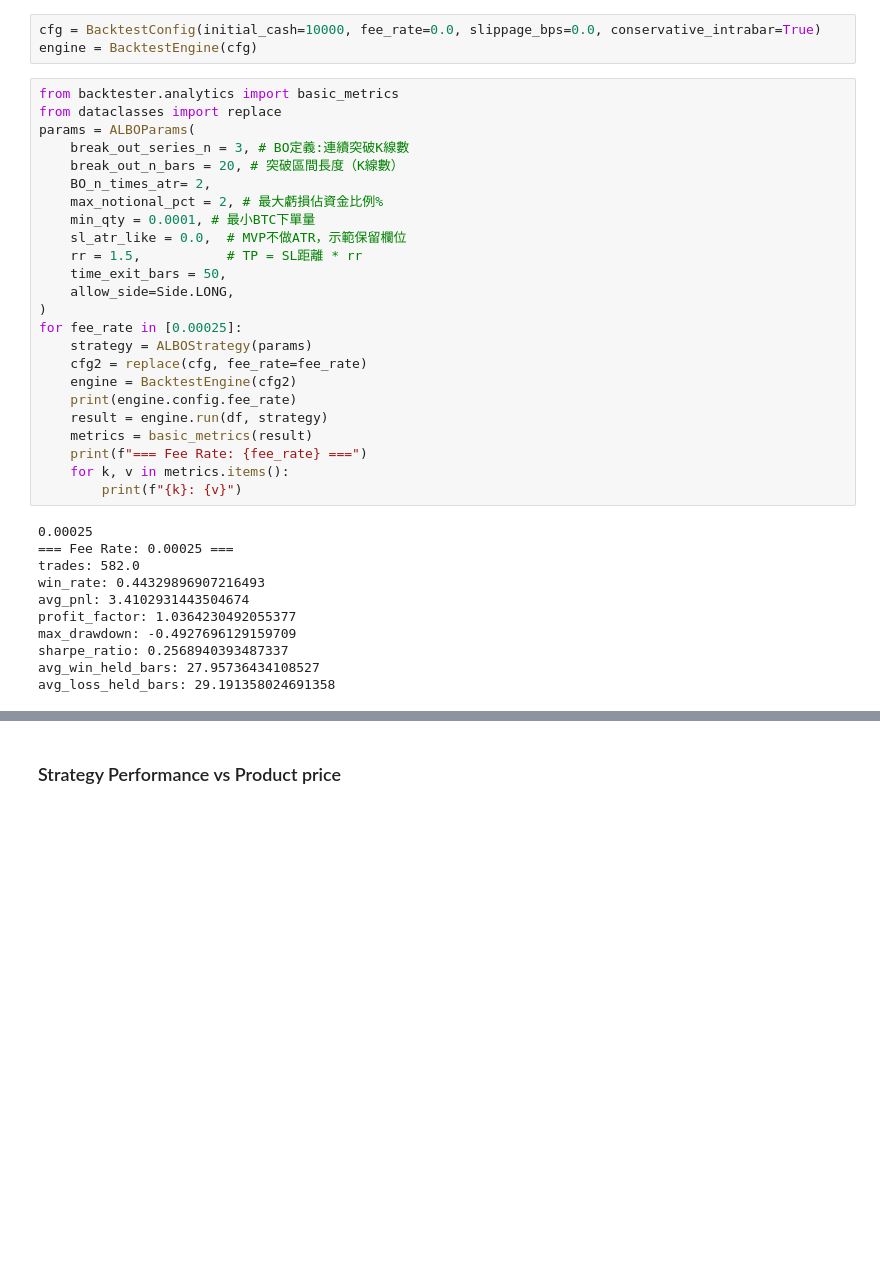
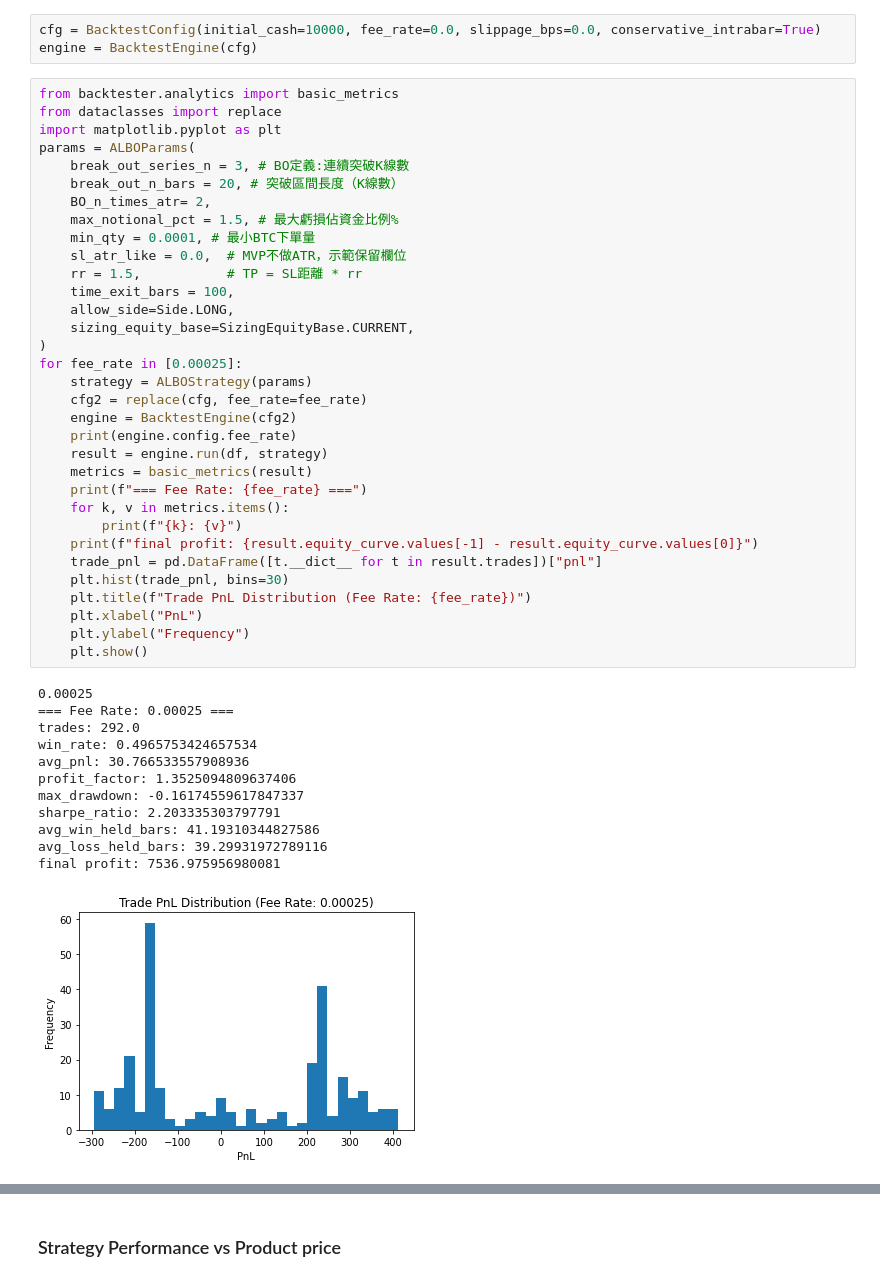
Before and after one commit to s411379067-lab/Strategy-backtester, a Jupyter notebook: run_strategy/run_ALBO_strategy.ipynb, the cells around one changed output, grey strips where cells are left out. Saved outputs shown, nothing was run; the diff lists cells and outputs as text; blank space fills up the shorter version.

```diff
--- a/run_strategy/run_ALBO_strategy.ipynb
+++ b/run_strategy/run_ALBO_strategy.ipynb
@@ -246,35 +247,46 @@ engine = BacktestEngine(cfg)
 # %%
 from backtester.analytics import basic_metrics
 from dataclasses import replace
+import matplotlib.pyplot as plt
 params = ALBOParams(
     break_out_series_n = 3, # BO定義:連續突破K線數
     break_out_n_bars = 20, # 突破區間長度（K線數）
     BO_n_times_atr= 2,
-    max_notional_pct = 2, # 最大虧損佔資金比例%
+    max_notional_pct = 1.5, # 最大虧損佔資金比例%
     min_qty = 0.0001, # 最小BTC下單量
     sl_atr_like = 0.0,  # MVP不做ATR，示範保留欄位
     rr = 1.5,           # TP = SL距離 * rr
-    time_exit_bars = 50,
+    time_exit_bars = 100,
     allow_side=Side.LONG,
+    sizing_equity_base=SizingEquityBase.CURRENT,
 )
 for fee_rate in [0.00025]:
     strategy = ALBOStrategy(params)
     cfg2 = replace(cfg, fee_rate=fee_rate)
     engine = BacktestEngine(cfg2)
     print(engine.config.fee_rate)
     result = engine.run(df, strategy)
     metrics = basic_metrics(result)
     print(f"=== Fee Rate: {fee_rate} ===")
     for k, v in metrics.items():
         print(f"{k}: {v}")
+    print(f"final profit: {result.equity_curve.values[-1] - result.equity_curve.values[0]}")
+    trade_pnl = pd.DataFrame([t.__dict__ for t in result.trades])["pnl"]
+    plt.hist(trade_pnl, bins=30)
+    plt.title(f"Trade PnL Distribution (Fee Rate: {fee_rate})")
+    plt.xlabel("PnL")
+    plt.ylabel("Frequency")
+    plt.show()
 # %% [output]
 0.00025
 === Fee Rate: 0.00025 ===
-trades: 582.0
-win_rate: 0.44329896907216493
-avg_pnl: 3.4102931443504674
-profit_factor: 1.0364230492055377
-max_drawdown: -0.4927696129159709
-sharpe_ratio: 0.2568940393487337
-avg_win_held_bars: 27.95736434108527
-avg_loss_held_bars: 29.191358024691358
+trades: 292.0
+win_rate: 0.4965753424657534
+avg_pnl: 30.766533557908936
+profit_factor: 1.3525094809637406
+max_drawdown: -0.16174559617847337
+sharpe_ratio: 2.203335303797791
+avg_win_held_bars: 41.19310344827586
+avg_loss_held_bars: 39.29931972789116
+final profit: 7536.975956980081
+[figure, added]
```
Also changed, not shown: parts of 6 cells of this notebook.
